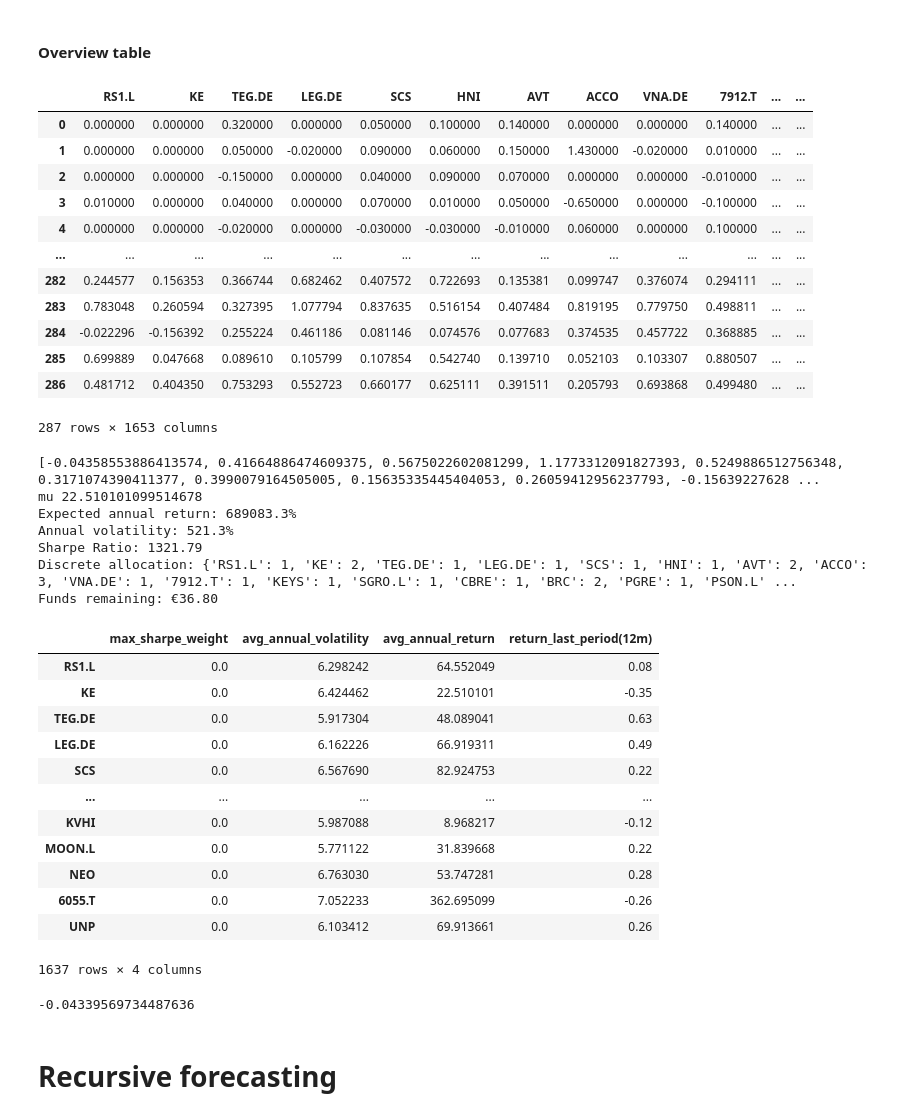
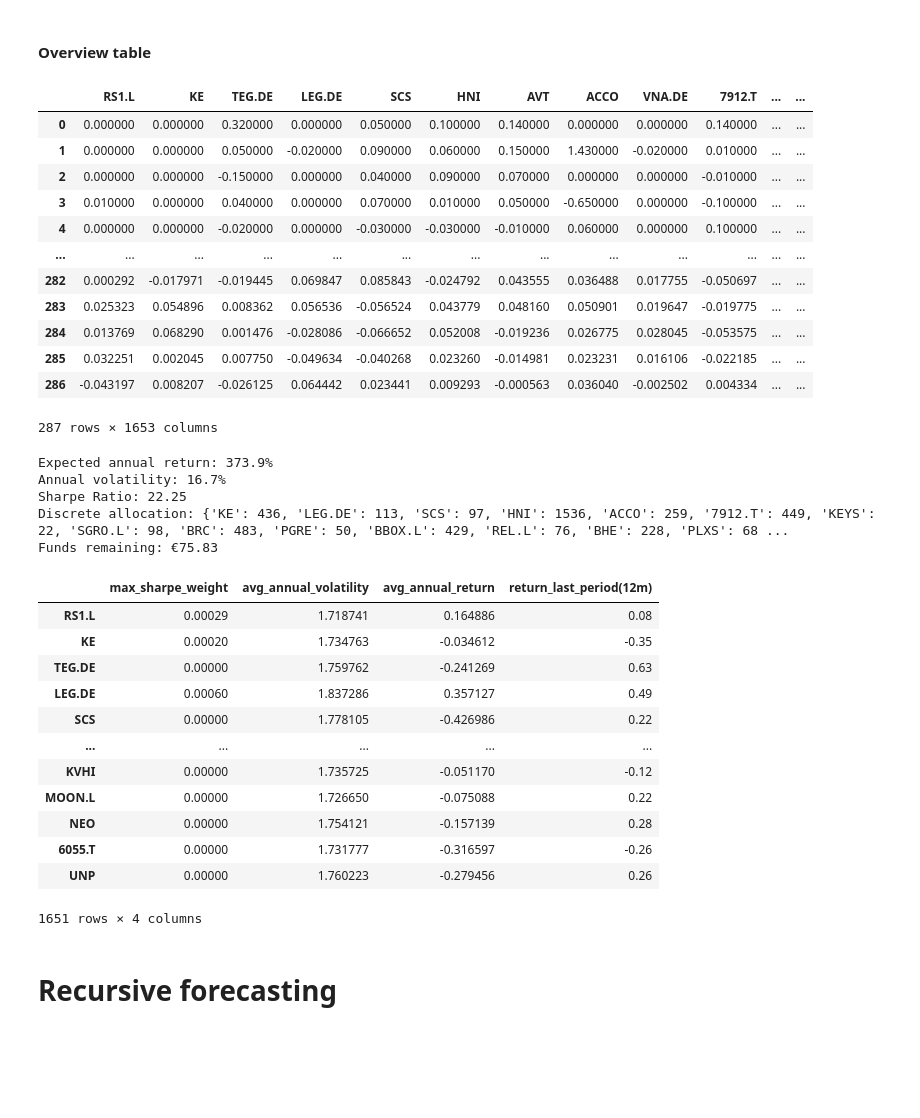
Before and after one commit to Herb-sh/sustainability_portfolio_optimisation, a Jupyter notebook: notebooks/4. models/XGBooster/4.3.1.XGBooster-univariate.ipynb, the cells around one changed output. Cells and saved outputs as stored; diff of their text form; code cells hidden in the pictures; blank space fills up the shorter version.

```diff
--- a/notebooks/4. models/XGBooster/4.3.1.XGBooster-univariate.ipynb
+++ b/notebooks/4. models/XGBooster/4.3.1.XGBooster-univariate.ipynb
@@ -158,10 +167,10 @@ Funds remaining: €35.67
 ## 6 Months
 # %%
 importlib.reload(train_test)
-X_train, y_train, X_test, y_test = train_test.get_train_test(df_tabular, months=60, target_key='m_return_target(t+6)')
+X_train, y_train, X_test, y_test, min_datestr = train_test.get_train_test(df_tabular, months=60, target_key='m_return_target(t+6)')
 
 #
-model = xgboost.XGBRegressor(n_estimators=1000)
-model.fit(X_train, y_train,
+model_6m = xgboost.XGBRegressor(n_estimators=1000)
+model_6m.fit(X_train, y_train,
           eval_set=[(X_train, y_train), (X_test, y_test)],
           verbose=False)
@@ -258,8 +298,16 @@ model.fit(X_train, y_train,
 # %%
 months_12m = 12
-X_train_12m, y_train_12m, X_test_12m, y_test_12m = train_test.get_train_test(df_tabular, months=12,
+X_train_12m, y_train_12m, X_test_12m, y_test_12m, min_datestr = train_test.get_train_test(df_tabular, months=12,
                                                                              target_key='m_return_target(t+12)')
 # %%
+dt = datetime.strptime(min_datestr, '%Y-%m-%d')
+
+# get all training months without the last 12 months
+X_train_input_12m = X_train_12m.head(len(X_train_12m) - len(df.columns)*months_12m)
+# Get last 6 months of the training dataset and use as input to predict the next 12 months
+X_test_input_12m = X_train_12m.tail(len(df.columns)*months_12m)
+
+# Trained
+y_train_pred_12m = model_12m.predict(X_train_12m)
 # Predictions
-y_train_pred_12m = model.predict(X_train_12m)
-y_test_pred_12m = model.predict(X_test_12m)
+y_test_pred_12m = model_6m.predict(X_test_input_12m)
@@ -296,26 +329,26 @@ comparison.generate_plot(df, df_tabular, y_train_mean_pred_12m, y_test_mean_pred
 # %%
 importlib.reload(comparison)
 
 # Get train true values followed with predicted month/s
 y_train_12m_list = y_train_12m['m_return_target(t+12)'].tolist()
 y_test_12m_list = y_test_pred_12m.tolist()
 #
-df_to_evaluate_12m = comparison.get_df_to_evaluate(df, y_train_12m_list, y_test_12m_list)
+df_to_evaluate_12m = comparison.get_df_from_pred_list(df, y_train_12m_list, y_test_12m_list)
 df_to_evaluate_12m = df_to_evaluate_12m - 1
 df_to_evaluate_12m
 # %% [output]
 |  | RS1.L | KE | TEG.DE | LEG.DE | SCS | HNI | AVT | ACCO | VNA.DE | 7912.T | ... | ... |
 | 0 | 0.000000 | 0.000000 | 0.320000 | 0.000000 | 0.050000 | 0.100000 | 0.140000 | 0.000000 | 0.000000 | 0.140000 | ... | ... |
 | 1 | 0.000000 | 0.000000 | 0.050000 | -0.020000 | 0.090000 | 0.060000 | 0.150000 | 1.430000 | -0.020000 | 0.010000 | ... | ... |
 | 2 | 0.000000 | 0.000000 | -0.150000 | 0.000000 | 0.040000 | 0.090000 | 0.070000 | 0.000000 | 0.000000 | -0.010000 | ... | ... |
 | 3 | 0.010000 | 0.000000 | 0.040000 | 0.000000 | 0.070000 | 0.010000 | 0.050000 | -0.650000 | 0.000000 | -0.100000 | ... | ... |
 | 4 | 0.000000 | 0.000000 | -0.020000 | 0.000000 | -0.030000 | -0.030000 | -0.010000 | 0.060000 | 0.000000 | 0.100000 | ... | ... |
 | ... | ... | ... | ... | ... | ... | ... | ... | ... | ... | ... | ... | ... |
-| 282 | 0.244577 | 0.156353 | 0.366744 | 0.682462 | 0.407572 | 0.722693 | 0.135381 | 0.099747 | 0.376074 | 0.294111 | ... | ... |
-| 283 | 0.783048 | 0.260594 | 0.327395 | 1.077794 | 0.837635 | 0.516154 | 0.407484 | 0.819195 | 0.779750 | 0.498811 | ... | ... |
-| 284 | -0.022296 | -0.156392 | 0.255224 | 0.461186 | 0.081146 | 0.074576 | 0.077683 | 0.374535 | 0.457722 | 0.368885 | ... | ... |
-| 285 | 0.699889 | 0.047668 | 0.089610 | 0.105799 | 0.107854 | 0.542740 | 0.139710 | 0.052103 | 0.103307 | 0.880507 | ... | ... |
-| 286 | 0.481712 | 0.404350 | 0.753293 | 0.552723 | 0.660177 | 0.625111 | 0.391511 | 0.205793 | 0.693868 | 0.499480 | ... | ... |
+| 282 | 0.000292 | -0.017971 | -0.019445 | 0.069847 | 0.085843 | -0.024792 | 0.043555 | 0.036488 | 0.017755 | -0.050697 | ... | ... |
+| 283 | 0.025323 | 0.054896 | 0.008362 | 0.056536 | -0.056524 | 0.043779 | 0.048160 | 0.050901 | 0.019647 | -0.019775 | ... | ... |
+| 284 | 0.013769 | 0.068290 | 0.001476 | -0.028086 | -0.066652 | 0.052008 | -0.019236 | 0.026775 | 0.028045 | -0.053575 | ... | ... |
+| 285 | 0.032251 | 0.002045 | 0.007750 | -0.049634 | -0.040268 | 0.023260 | -0.014981 | 0.023231 | 0.016106 | -0.022185 | ... | ... |
+| 286 | -0.043197 | 0.008207 | -0.026125 | 0.064442 | 0.023441 | 0.009293 | -0.000563 | 0.036040 | -0.002502 | 0.004334 | ... | ... |
 287 rows × 1653 columns
 # %%
 importlib.reload(comparison)
@@ -335,30 +368,24 @@ df_view_12m['avg_annual_return'] = mu_12m.values
 df_view_12m['return_last_period(12m)'] = round(df.tail(12).prod() - 1, 2)
 df_view_12m
 # %% [output]
-[-0.04358553886413574, 0.41664886474609375, 0.5675022602081299, 1.1773312091827393, 0.5249886512756348, 0.3171074390411377, 0.3990079164505005, 0.15635335445404053, 0.26059412956237793, -0.15639227628 ...
-mu 22.510101099514678
-Expected annual return: 689083.3%
-Annual volatility: 521.3%
-Sharpe Ratio: 1321.79
-Discrete allocation: {'RS1.L': 1, 'KE': 2, 'TEG.DE': 1, 'LEG.DE': 1, 'SCS': 1, 'HNI': 1, 'AVT': 2, 'ACCO': 3, 'VNA.DE': 1, '7912.T': 1, 'KEYS': 1, 'SGRO.L': 1, 'CBRE': 1, 'BRC': 2, 'PGRE': 1, 'PSON.L' ...
-Funds remaining: €36.80
+Expected annual return: 373.9%
+Annual volatility: 16.7%
+Sharpe Ratio: 22.25
+Discrete allocation: {'KE': 436, 'LEG.DE': 113, 'SCS': 97, 'HNI': 1536, 'ACCO': 259, '7912.T': 449, 'KEYS': 22, 'SGRO.L': 98, 'BRC': 483, 'PGRE': 50, 'BBOX.L': 429, 'REL.L': 76, 'BHE': 228, 'PLXS': 68 ...
+Funds remaining: €75.83
 |  | max_sharpe_weight | avg_annual_volatility | avg_annual_return | return_last_period(12m) |
-| RS1.L | 0.0 | 6.298242 | 64.552049 | 0.08 |
-| KE | 0.0 | 6.424462 | 22.510101 | -0.35 |
-| TEG.DE | 0.0 | 5.917304 | 48.089041 | 0.63 |
-| LEG.DE | 0.0 | 6.162226 | 66.919311 | 0.49 |
-| SCS | 0.0 | 6.567690 | 82.924753 | 0.22 |
+| RS1.L | 0.00029 | 1.718741 | 0.164886 | 0.08 |
+| KE | 0.00020 | 1.734763 | -0.034612 | -0.35 |
+| TEG.DE | 0.00000 | 1.759762 | -0.241269 | 0.63 |
+| LEG.DE | 0.00060 | 1.837286 | 0.357127 | 0.49 |
+| SCS | 0.00000 | 1.778105 | -0.426986 | 0.22 |
 | ... | ... | ... | ... | ... |
-| KVHI | 0.0 | 5.987088 | 8.968217 | -0.12 |
-| MOON.L | 0.0 | 5.771122 | 31.839668 | 0.22 |
-| NEO | 0.0 | 6.763030 | 53.747281 | 0.28 |
-| 6055.T | 0.0 | 7.052233 | 362.695099 | -0.26 |
-| UNP | 0.0 | 6.103412 | 69.913661 | 0.26 |
+| KVHI | 0.00000 | 1.735725 | -0.051170 | -0.12 |
+| MOON.L | 0.00000 | 1.726650 | -0.075088 | 0.22 |
+| NEO | 0.00000 | 1.754121 | -0.157139 | 0.28 |
+| 6055.T | 0.00000 | 1.731777 | -0.316597 | -0.26 |
+| UNP | 0.00000 | 1.760223 | -0.279456 | 0.26 |
-1637 rows × 4 columns
+1651 rows × 4 columns
-# %%
-mu_6m['KE']
-# %% [output]
--0.04339569734487636
 # %% [markdown]
 # Recursive forecasting
 # %% [markdown]
```
Also changed, not shown: parts of 21 cells of this notebook, 3 other files.
